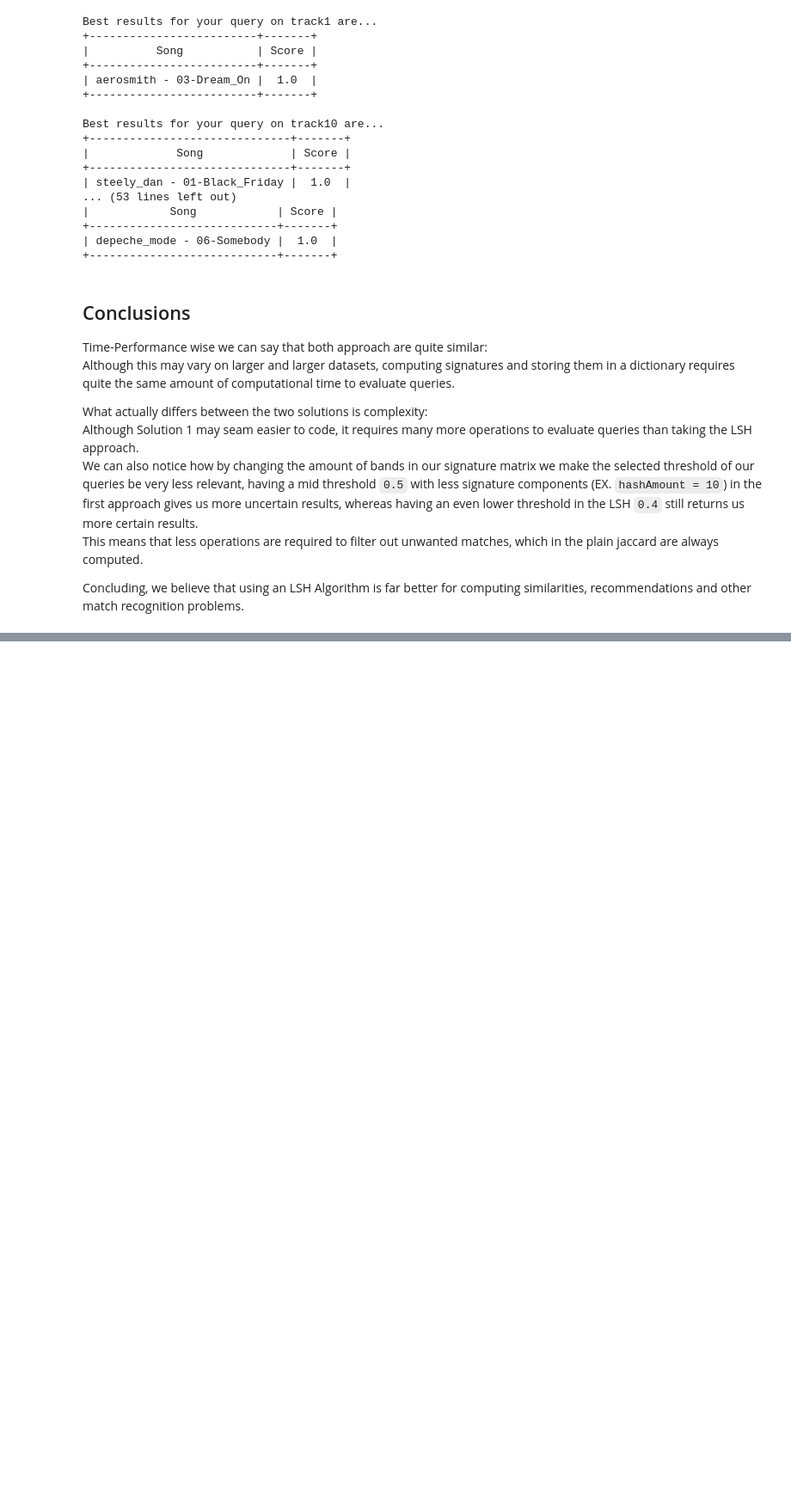
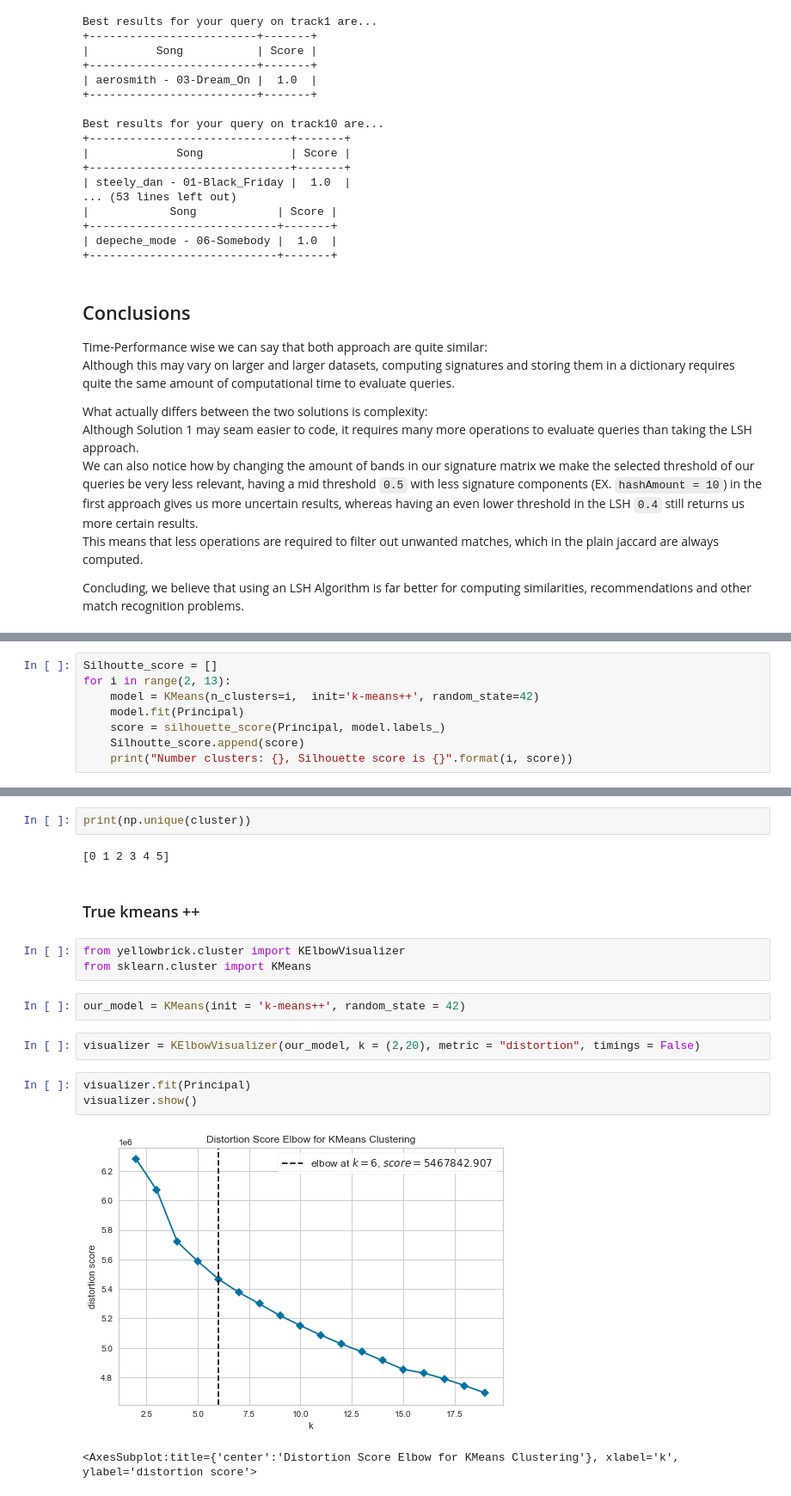
Before and after one commit to S4b3/ADM-HW4-Group11, a Jupyter notebook: main.ipynb, the cells around one changed output, grey strips where cells are left out. Shown at 86% size. Cells and saved outputs as stored; diff of their text form; blank space fills up the shorter version.

```diff
--- a/main.ipynb
+++ b/main.ipynb
@@ -488,0 +1178,8 @@ Concluding, we believe that using an LSH Algorithm is far better for computing s
+# %%
+Silhoutte_score = []
+for i in range(2, 13):
+    model = KMeans(n_clusters=i,  init='k-means++', random_state=42)
+    model.fit(Principal)
+    score = silhouette_score(Principal, model.labels_)
+    Silhoutte_score.append(score)
+    print("Number clusters: {}, Silhouette score is {}".format(i, score))
@@ -488,0 +1216,19 @@ Concluding, we believe that using an LSH Algorithm is far better for computing s
+# %%
+print(np.unique(cluster))
+# %% [output]
+[0 1 2 3 4 5]
+# %% [markdown]
+### True kmeans ++
+# %%
+from yellowbrick.cluster import KElbowVisualizer
+from sklearn.cluster import KMeans
+# %%
+our_model = KMeans(init = 'k-means++', random_state = 42)
+# %%
+visualizer = KElbowVisualizer(our_model, k = (2,20), metric = "distortion", timings = False)
+# %%
+visualizer.fit(Principal)
+visualizer.show()
+# %% [output]
+[figure, added]
+<AxesSubplot:title={'center':'Distortion Score Elbow for KMeans Clustering'}, xlabel='k', ylabel='distortion score'>
```
Also changed, not shown: parts of 247 cells of this notebook.
